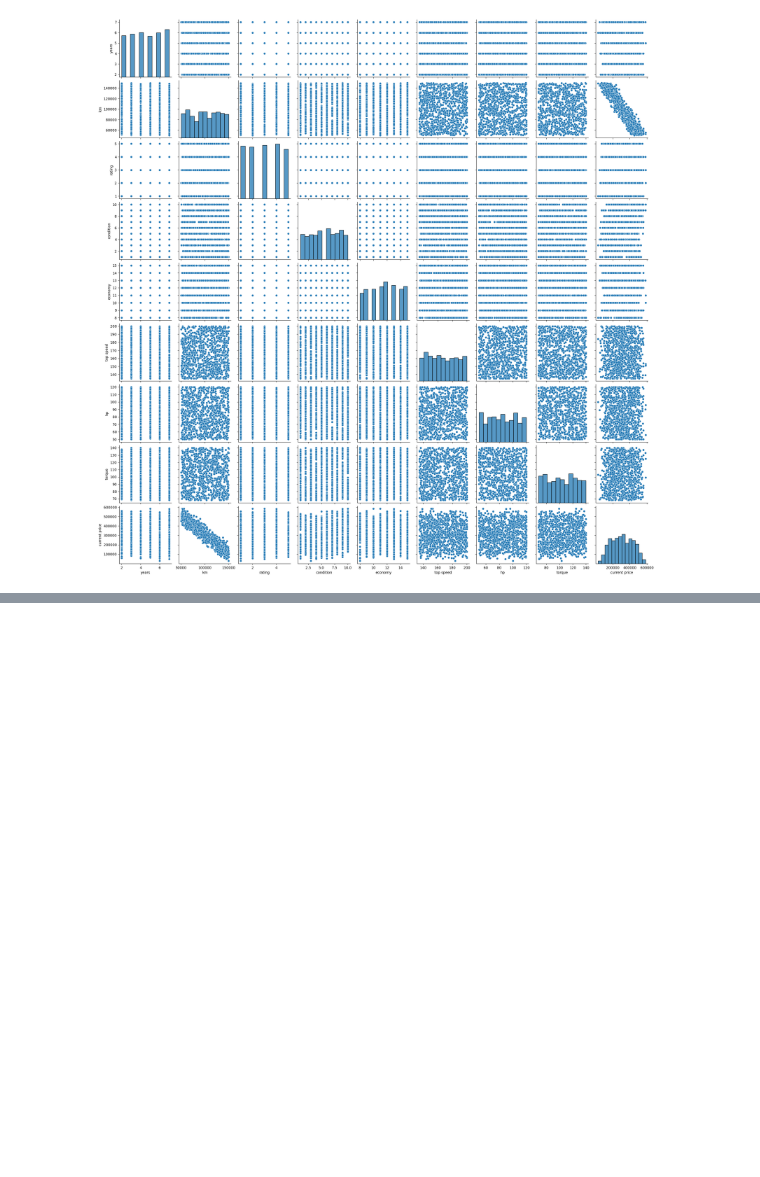
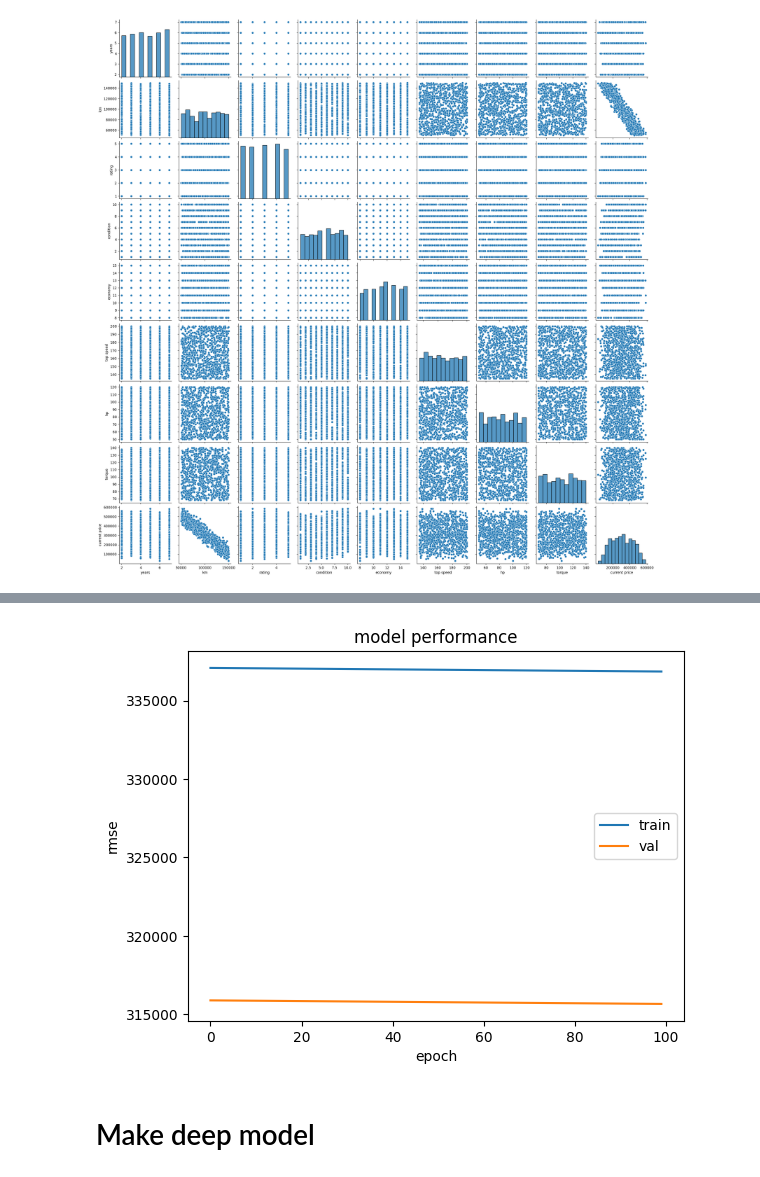
Before and after one commit to misrapk/Deep-Learning-Course-YT, a Jupyter notebook: Used_Car_Price_Prediction_Deep_Learning.ipynb, the cells around one changed output, grey strips where cells are left out. Cells and saved outputs as stored; diff of their text form; code cells hidden in the pictures; blank space fills up the shorter version.

```diff
--- a/Used_Car_Price_Prediction_Deep_Learning.ipynb
+++ b/Used_Car_Price_Prediction_Deep_Learning.ipynb
@@ -194,0 +275,12 @@ array([[-0.32650065,  1.3586191 ,  0.00855871, ...,  1.0948331 ,
+# %%
+plt.plot(history.history['root_mean_squared_error'])
+plt.plot(history.history['val_root_mean_squared_error'])
+plt.title('model performance')
+plt.ylabel('rmse')
+plt.xlabel('epoch')
+plt.legend(['train', 'val'])
+plt.show()
+# %% [output]
+[figure, added]
+# %% [markdown]
+# Make deep model
```
Also changed, not shown: parts of 51 cells of this notebook.
